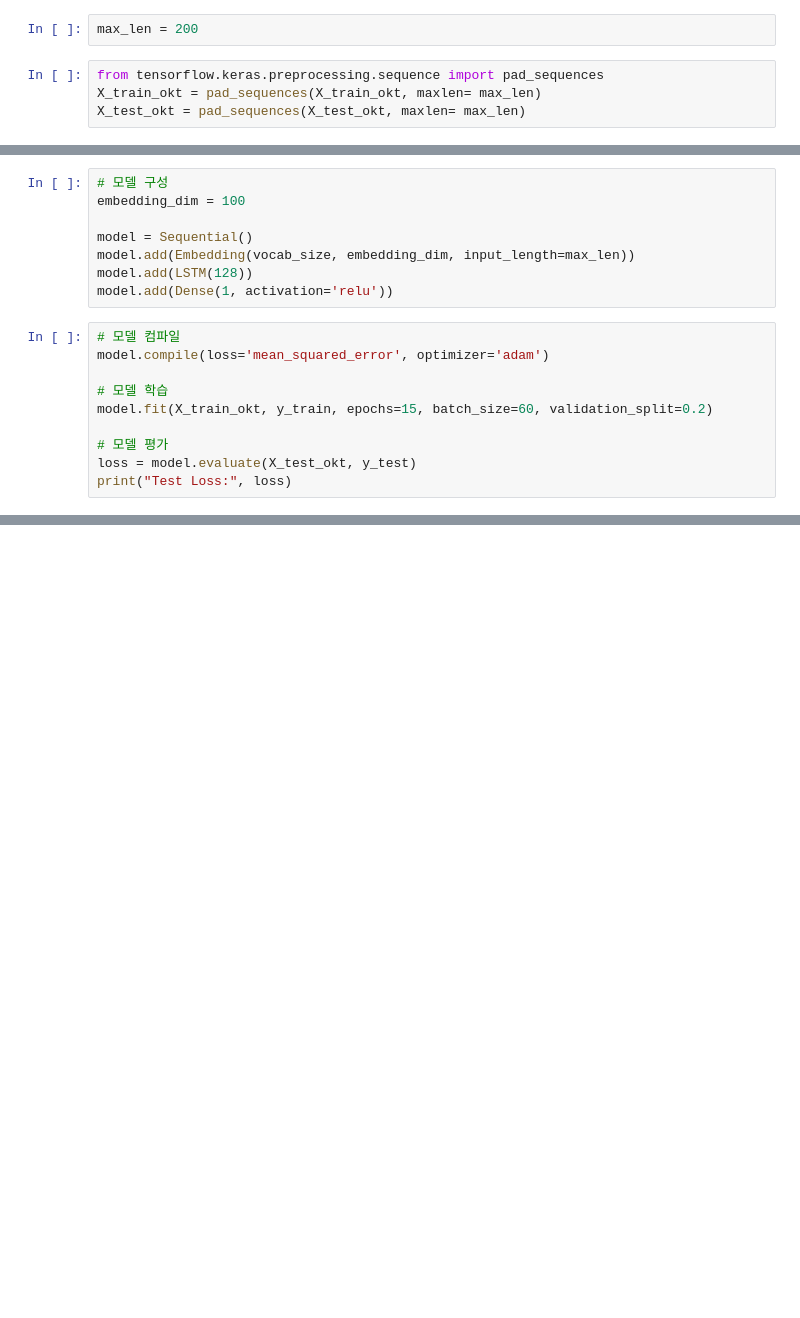
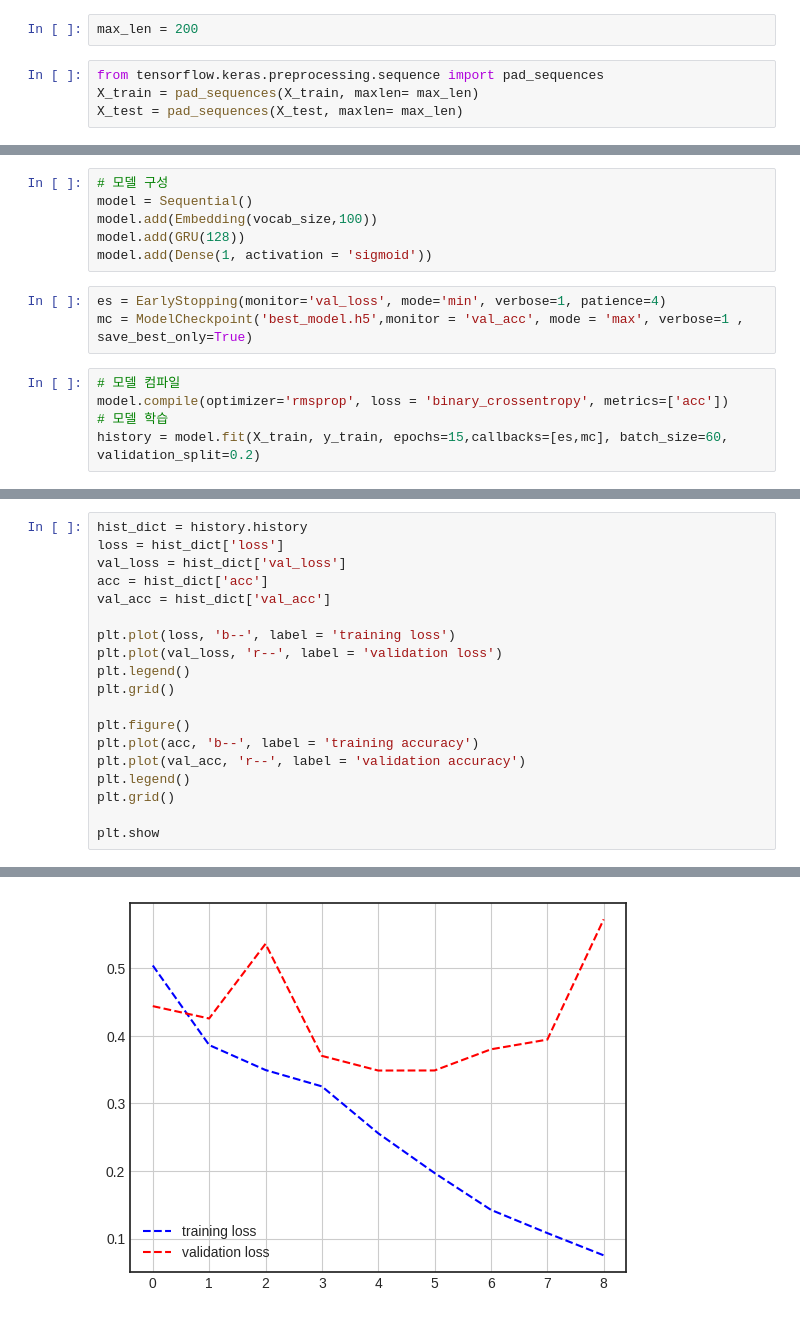
Before and after one commit to yskim1230/AIB_Section3-PJT_Deep-Learning, a Jupyter notebook: review_analysis_ipynb(별점).ipynb, the cells around one changed output, grey strips where cells are left out. Drawn from its saved outputs; the diff is of its cells as text; blank space fills up the shorter version.

```diff
--- a/review_analysis_ipynb(별점).ipynb
+++ b/review_analysis_ipynb(별점).ipynb
@@ -261,8 +308,8 @@ plt.show()
 max_len = 200
 # %%
 from tensorflow.keras.preprocessing.sequence import pad_sequences
-X_train_okt = pad_sequences(X_train_okt, maxlen= max_len)
-X_test_okt = pad_sequences(X_test_okt, maxlen= max_len)
+X_train = pad_sequences(X_train, maxlen= max_len)
+X_test = pad_sequences(X_test, maxlen= max_len)
 # %% [markdown]
 # 모델작성
 ## 감정 상태 분류 모델을 선언하고 학습
@@ -273,20 +321,16 @@ from tensorflow.keras.models import Sequential
 # %%
 # 모델 구성
-embedding_dim = 100
-
 model = Sequential()
-model.add(Embedding(vocab_size, embedding_dim, input_length=max_len))
-model.add(LSTM(128))
-model.add(Dense(1, activation='relu'))
+model.add(Embedding(vocab_size,100))
+model.add(GRU(128))
+model.add(Dense(1, activation = 'sigmoid'))
+# %%
+es = EarlyStopping(monitor='val_loss', mode='min', verbose=1, patience=4)
+mc = ModelCheckpoint('best_model.h5',monitor = 'val_acc', mode = 'max', verbose=1 , save_best_only=True)
 # %%
 # 모델 컴파일
-model.compile(loss='mean_squared_error', optimizer='adam')
-
+model.compile(optimizer='rmsprop', loss = 'binary_crossentropy', metrics=['acc'])
 # 모델 학습
-model.fit(X_train_okt, y_train, epochs=15, batch_size=60, validation_split=0.2)
-
-# 모델 평가
-loss = model.evaluate(X_test_okt, y_test)
-print("Test Loss:", loss)
+history = model.fit(X_train, y_train, epochs=15,callbacks=[es,mc], batch_size=60, validation_split=0.2)
 # %% [output]
 Epoch 1/15
@@ -323,0 +359,20 @@ Accuracy: 0.5419354838709678
+# %%
+hist_dict = history.history
+loss = hist_dict['loss']
+val_loss = hist_dict['val_loss']
+acc = hist_dict['acc']
+val_acc = hist_dict['val_acc']
+
+plt.plot(loss, 'b--', label = 'training loss')
+plt.plot(val_loss, 'r--', label = 'validation loss')
+plt.legend()
+plt.grid()
+
+plt.figure()
+plt.plot(acc, 'b--', label = 'training accuracy')
+plt.plot(val_acc, 'r--', label = 'validation accuracy')
+plt.legend()
+plt.grid()
+
+plt.show
+# %% [output]
@@ -323,0 +380 @@ Accuracy: 0.5419354838709678
+[figure, added]
```
Also changed, not shown: parts of 30 cells of this notebook.
